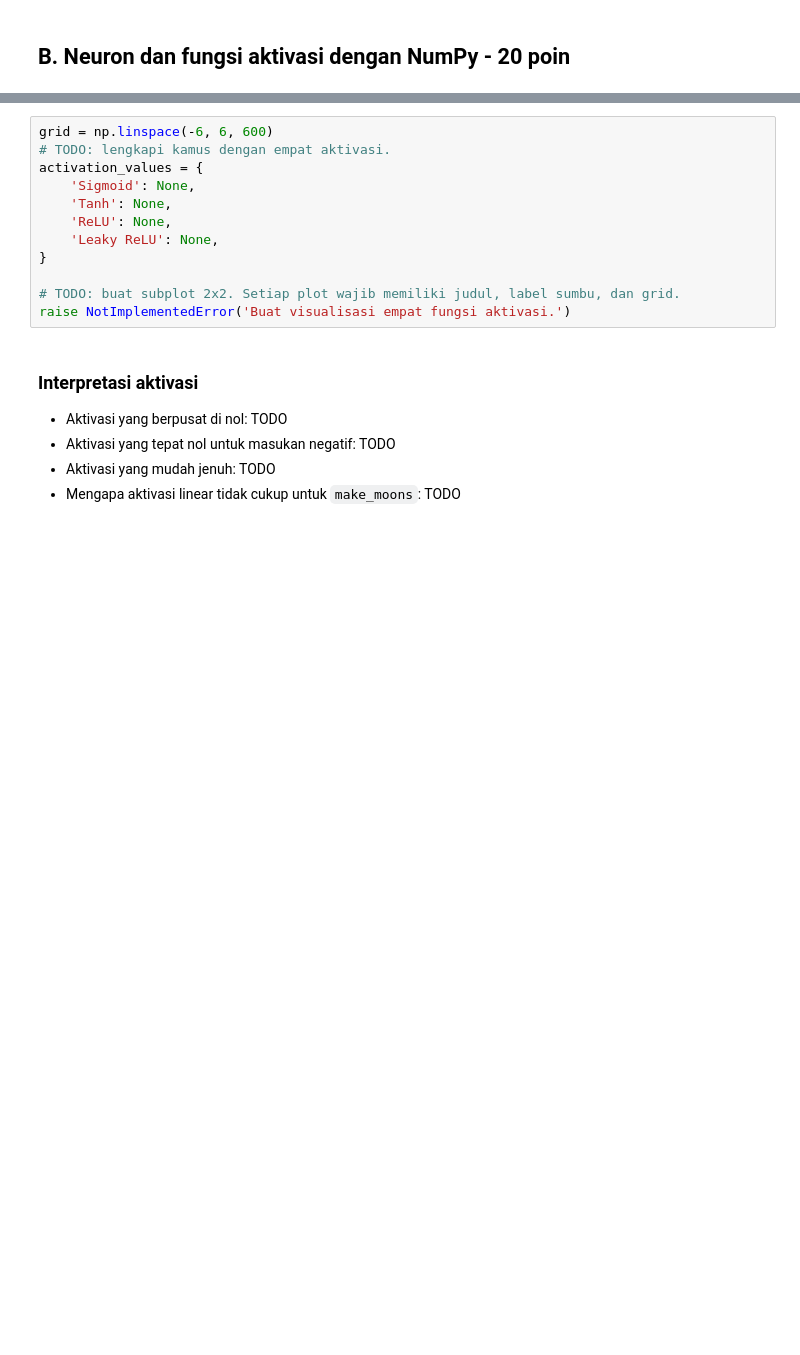
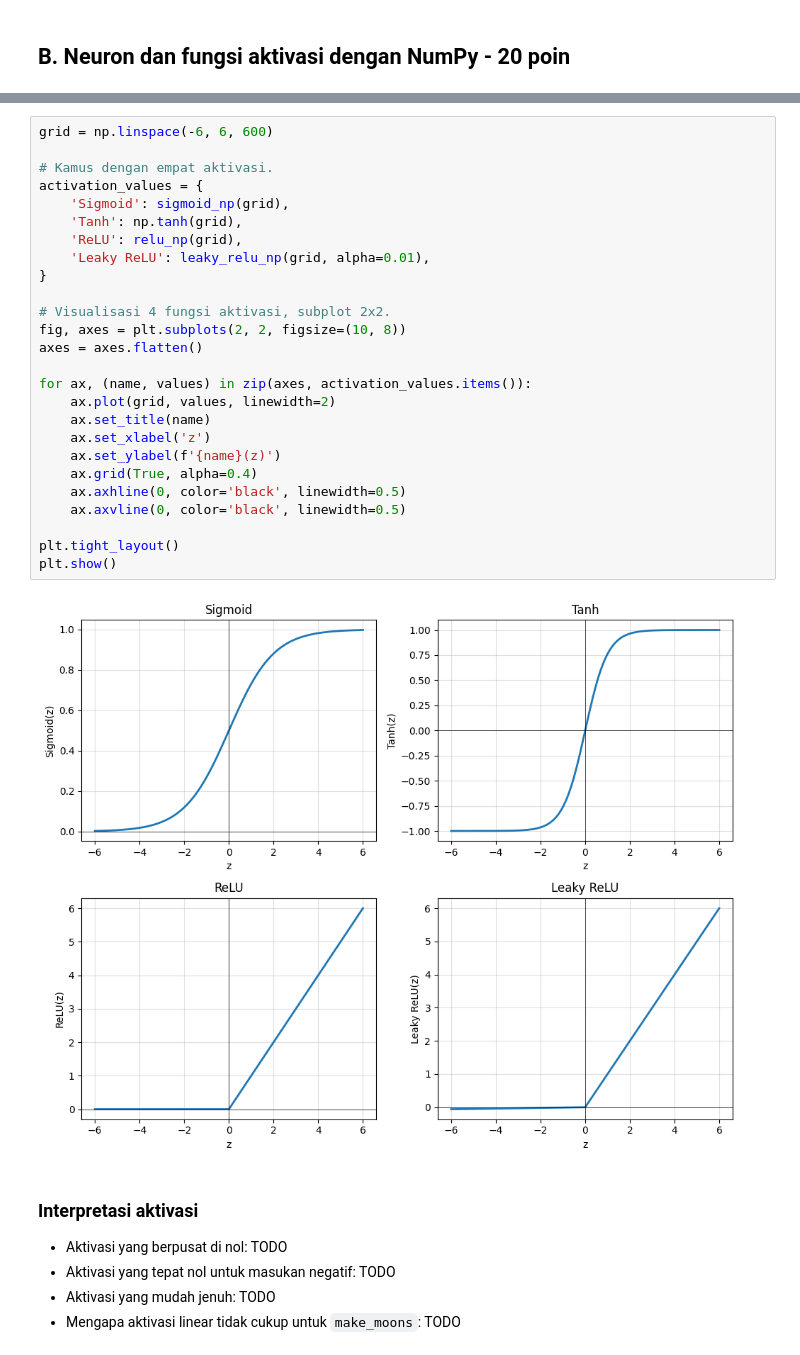
Before and after one commit to hanifahinayasani/Modul-Praktikum-Deep-Learning, a Jupyter notebook: notebooks/modul-01/M01_123450123.ipynb, the cells around one changed output, grey strips where cells are left out. Drawn from its saved outputs; the diff is of its cells as text; blank space fills up the shorter version.

```diff
--- a/notebooks/modul-01/M01_123450123.ipynb
+++ b/notebooks/modul-01/M01_123450123.ipynb
@@ -130,15 +178,31 @@ pd.DataFrame({'z': z_check, 'sigmoid(z)': a_check})
 # %%
 grid = np.linspace(-6, 6, 600)
-# TODO: lengkapi kamus dengan empat aktivasi.
+
+# Kamus dengan empat aktivasi.
 activation_values = {
-    'Sigmoid': None,
-    'Tanh': None,
-    'ReLU': None,
-    'Leaky ReLU': None,
+    'Sigmoid': sigmoid_np(grid),
+    'Tanh': np.tanh(grid),
+    'ReLU': relu_np(grid),
+    'Leaky ReLU': leaky_relu_np(grid, alpha=0.01),
 }
 
-# TODO: buat subplot 2x2. Setiap plot wajib memiliki judul, label sumbu, dan grid.
-raise NotImplementedError('Buat visualisasi empat fungsi aktivasi.')
+# Visualisasi 4 fungsi aktivasi, subplot 2x2.
+fig, axes = plt.subplots(2, 2, figsize=(10, 8))
+axes = axes.flatten()
+
+for ax, (name, values) in zip(axes, activation_values.items()):
+    ax.plot(grid, values, linewidth=2)
+    ax.set_title(name)
+    ax.set_xlabel('z')
+    ax.set_ylabel(f'{name}(z)')
+    ax.grid(True, alpha=0.4)
+    ax.axhline(0, color='black', linewidth=0.5)
+    ax.axvline(0, color='black', linewidth=0.5)
+
+plt.tight_layout()
+plt.show()
+# %% [output]
+[figure, added]
 # %% [markdown]
 ### Interpretasi aktivasi
 
```
Also changed, not shown: parts of 15 cells of this notebook.
